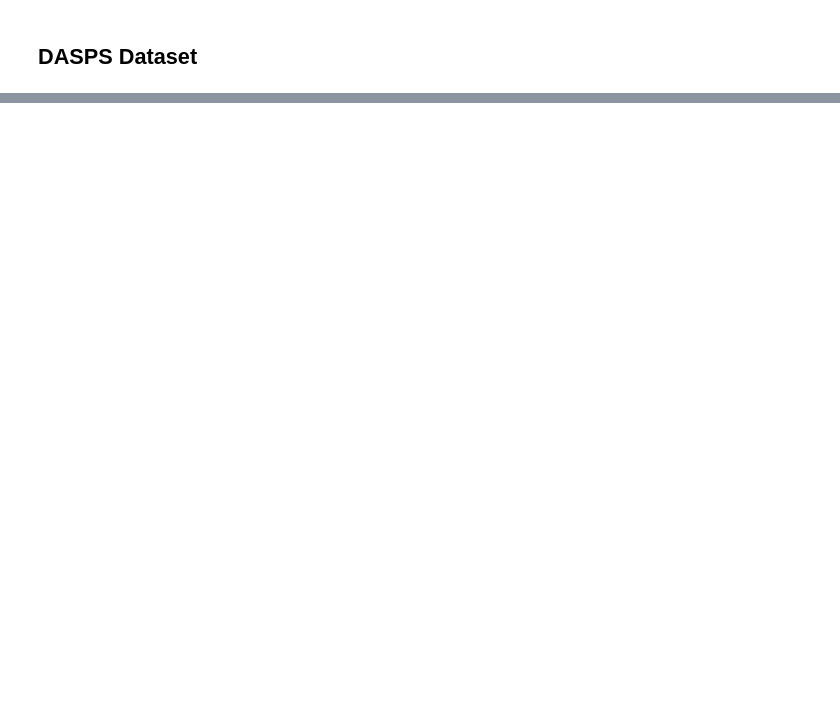
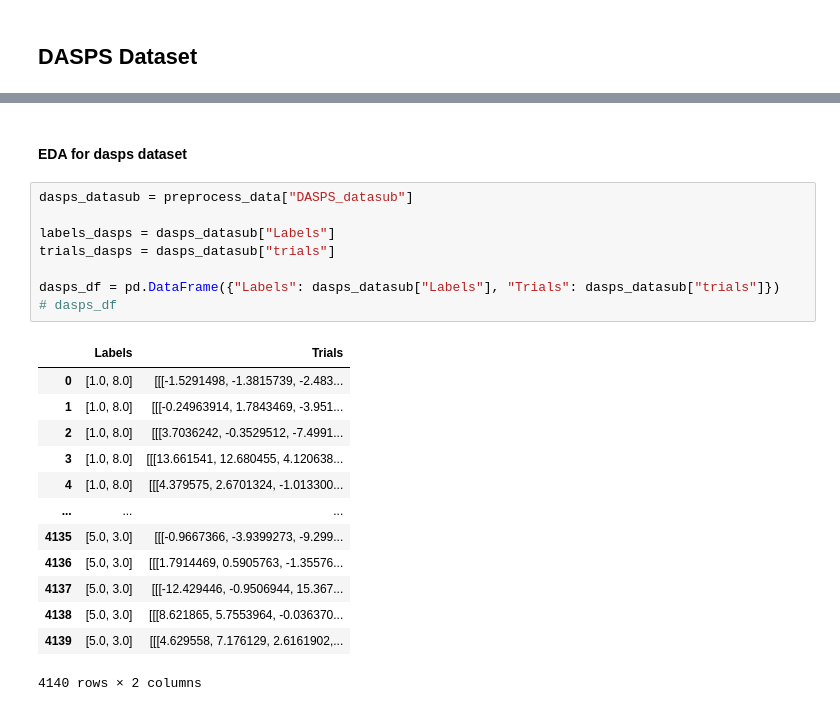
Before and after one commit to Shubh0507/BrainSync, a Jupyter notebook: phase2_Proj/BrainSync.ipynb, the cells around one changed output, grey strips where cells are left out. Cells and saved outputs as stored; diff of their text form; blank space fills up the shorter version.

```diff
--- a/phase2_Proj/BrainSync.ipynb
+++ b/phase2_Proj/BrainSync.ipynb
@@ -512,0 +617,24 @@ Epoch 90, Loss: 1.618201494216919
+# %% [markdown]
+#### EDA for dasps dataset
+# %%
+dasps_datasub = preprocess_data["DASPS_datasub"]
+
+labels_dasps = dasps_datasub["Labels"]
+trials_dasps = dasps_datasub["trials"]
+
+dasps_df = pd.DataFrame({"Labels": dasps_datasub["Labels"], "Trials": dasps_datasub["trials"]})
+# dasps_df
+# %% [output]
+|  | Labels | Trials |
+| 0 | [1.0, 8.0] | [[[-1.5291498, -1.3815739, -2.483... |
+| 1 | [1.0, 8.0] | [[[-0.24963914, 1.7843469, -3.951... |
+| 2 | [1.0, 8.0] | [[[3.7036242, -0.3529512, -7.4991... |
+| 3 | [1.0, 8.0] | [[[13.661541, 12.680455, 4.120638... |
+| 4 | [1.0, 8.0] | [[[4.379575, 2.6701324, -1.013300... |
+| ... | ... | ... |
+| 4135 | [5.0, 3.0] | [[[-0.9667366, -3.9399273, -9.299... |
+| 4136 | [5.0, 3.0] | [[[1.7914469, 0.5905763, -1.35576... |
+| 4137 | [5.0, 3.0] | [[[-12.429446, -0.9506944, 15.367... |
+| 4138 | [5.0, 3.0] | [[[8.621865, 5.7553964, -0.036370... |
+| 4139 | [5.0, 3.0] | [[[4.629558, 7.176129, 2.6161902,... |
+4140 rows × 2 columns
```
Also changed, not shown: parts of 25 cells of this notebook, 2 other files.
